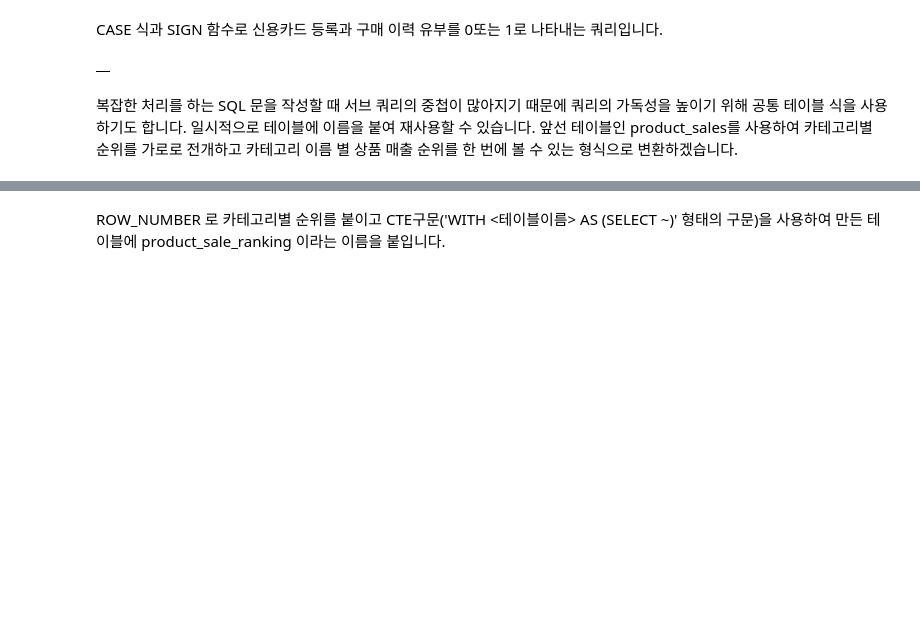
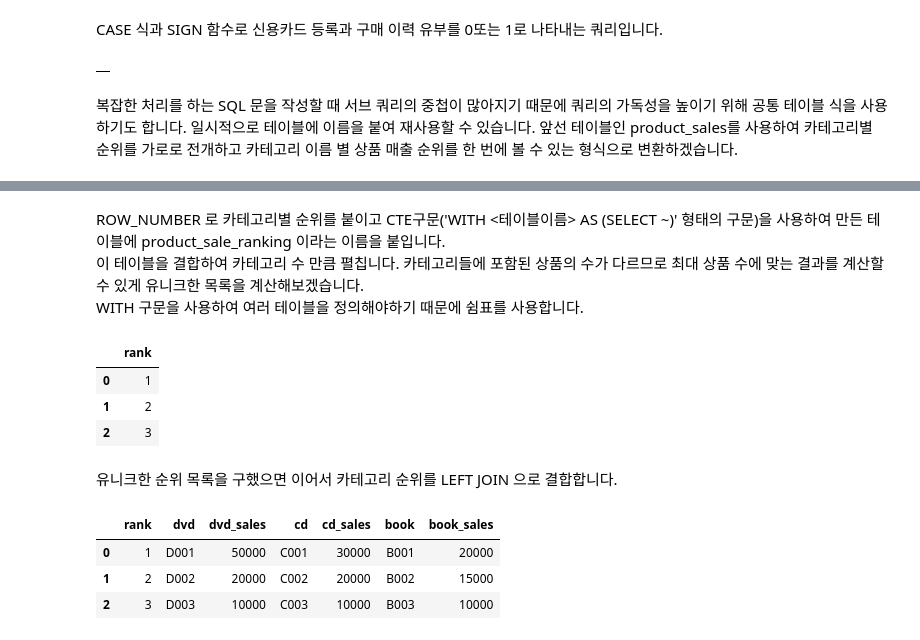
Before and after one commit to yhp2205/SQL, a Jupyter notebook: ch_8.ipynb, the cells around one changed output, grey strips where cells are left out. Cells and saved outputs as stored; diff of their text form; code cells hidden in the pictures; blank space fills up the shorter version.

```diff
--- a/ch_8.ipynb
+++ b/ch_8.ipynb
@@ -323,2 +279,77 @@ FROM sqldata.product_sale_ranking
 # %% [markdown]
 ROW_NUMBER 로 카테고리별 순위를 붙이고 CTE구문('WITH <테이블이름> AS (SELECT ~)' 형태의 구문)을 사용하여 만든 테이블에 product_sale_ranking 이라는 이름을 붙입니다.
+이 테이블을 결합하여 카테고리 수 만큼 펼칩니다. 카테고리들에 포함된 상품의 수가 다르므로 최대 상품 수에 맞는 결과를 계산할 수 있게 유니크한 목록을 계산해보겠습니다.
+WITH 구문을 사용하여 여러 테이블을 정의해야하기 때문에 쉼표를 사용합니다.
+# %%
+%%bigquery --project mygcpproject-340112
+  -- 8.7 카테고리들의 순위에서 유니크한 순위 목록을 계산하는 쿼리
+WITH
+product_sale_ranking AS (
+  SELECT
+      category_name
+    , product_id
+    , sales
+    , ROW_NUMBER() OVER(PARTITION BY category_name ORDER BY sales DESC) AS rank
+  FROM
+    sqldata.product_sales
+)
+, mst_rank AS (
+  SELECT DISTINCT rank
+  FROM sqldata.product_sale_ranking
+)
+SELECT *
+FROM mst_rank
+;
+# %% [output]
+|  | rank |
+| 0 | 1 |
+| 1 | 2 |
+| 2 | 3 |
+# %% [markdown]
+유니크한 순위 목록을 구했으면 이어서 카테고리 순위를 LEFT JOIN 으로 결합합니다.
+# %%
+%%bigquery --project mygcpproject-340112
+  -- 8.8 카테고리들의 순위를 횡단적으로 출력하는 쿼리
+WITH
+product_sale_ranking AS (
+  SELECT
+      category_name
+    , product_id
+    , sales
+    , ROW_NUMBER() OVER(PARTITION BY category_name ORDER BY sales DESC) AS rank
+  FROM
+    sqldata.product_sales
+)
+, mst_rank AS (
+  SELECT DISTINCT rank
+  FROM sqldata.product_sale_ranking
+)
+SELECT
+    m.rank
+  , r1.product_id AS dvd
+  , r1.sales      AS dvd_sales
+  , r2.product_id AS cd
+  , r2.sales      AS cd_sales
+  , r3.product_id AS book
+  , r3.sales      AS book_sales
+FROM
+    mst_rank AS m
+  LEFT JOIN
+    product_sale_ranking AS r1
+    ON m.rank = r1.rank
+    AND r1.category_name = 'dvd'
+  LEFT JOIN
+    product_sale_ranking AS r2
+    ON m.rank = r2.rank
+    AND r2.category_name = 'cd'
+  LEFT JOIN
+    product_sale_ranking AS r3
+    ON m.rank = r3.rank
+    AND r3.category_name = 'book'
+ORDER BY m.rank
+;
+# %% [output]
+|  | rank | dvd | dvd_sales | cd | cd_sales | book | book_sales |
+| 0 | 1 | D001 | 50000 | C001 | 30000 | B001 | 20000 |
+| 1 | 2 | D002 | 20000 | C002 | 20000 | B002 | 15000 |
+| 2 | 3 | D003 | 10000 | C003 | 10000 | B003 | 10000 |
```
Also changed, not shown: parts of 10 cells of this notebook.
